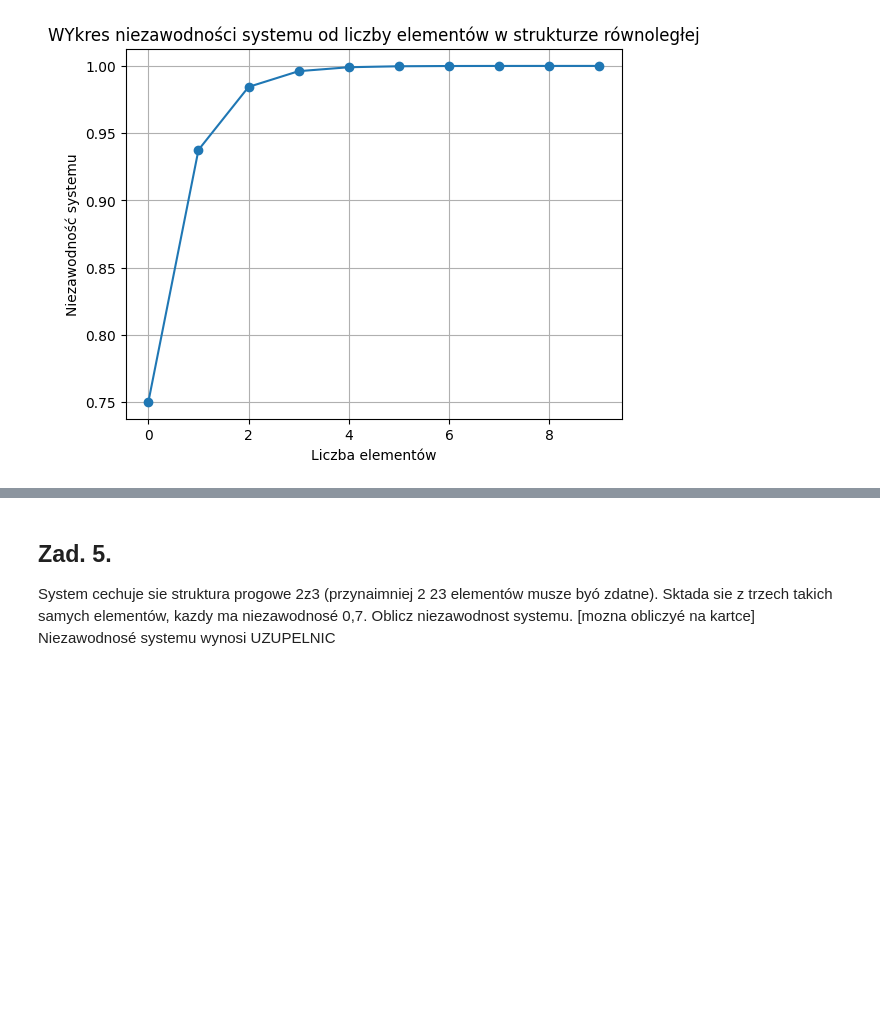
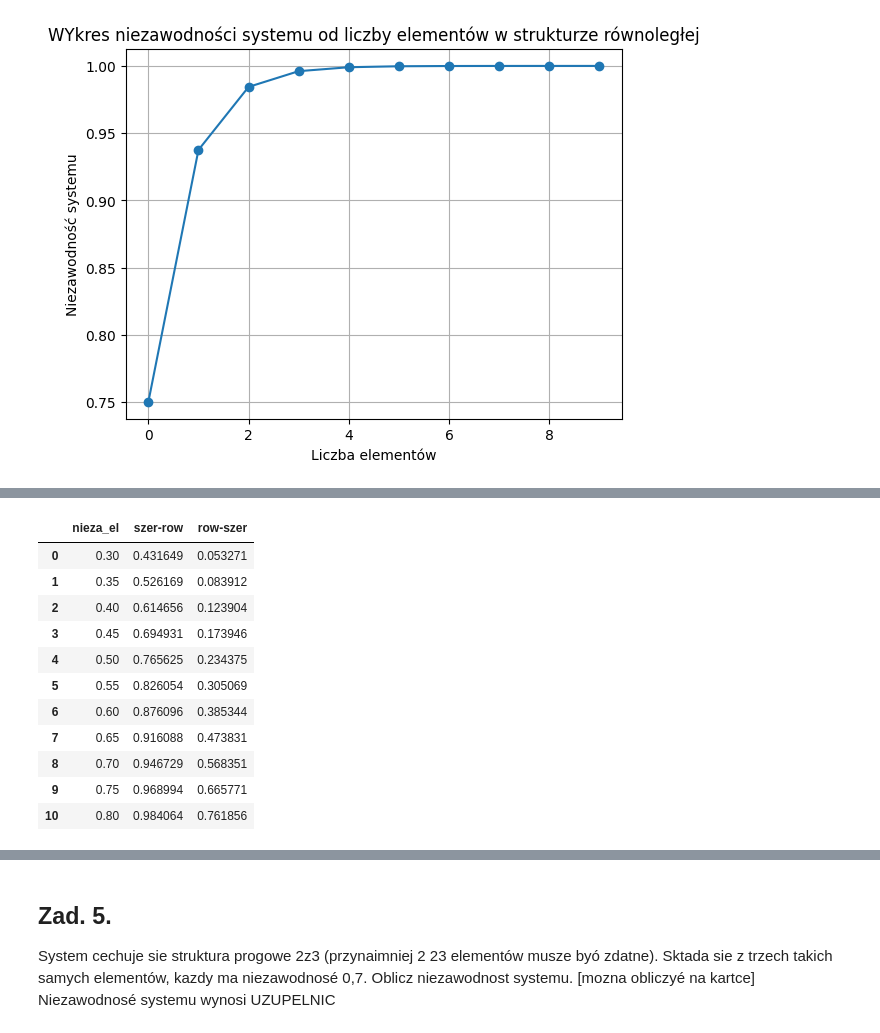
Before and after one commit to John15321/reliability-engineering, a Jupyter notebook: cw2/cw1.ipynb, the cells around one changed output, grey strips where cells are left out. Saved outputs shown, nothing was run; the diff lists cells and outputs as text; code cells hidden in the pictures; blank space fills up the shorter version.

```diff
--- a/cw2/cw1.ipynb
+++ b/cw2/cw1.ipynb
@@ -130,0 +168,16 @@ RÓWNOLEGLO-SZEREGOWA
+# %%
+df["row-szer"] = 1 - (1 - (df["nieza_el"]**3)) ** 2
+df
+# %% [output]
+|  | nieza_el | szer-row | row-szer |
+| 0 | 0.30 | 0.431649 | 0.053271 |
+| 1 | 0.35 | 0.526169 | 0.083912 |
+| 2 | 0.40 | 0.614656 | 0.123904 |
+| 3 | 0.45 | 0.694931 | 0.173946 |
+| 4 | 0.50 | 0.765625 | 0.234375 |
+| 5 | 0.55 | 0.826054 | 0.305069 |
+| 6 | 0.60 | 0.876096 | 0.385344 |
+| 7 | 0.65 | 0.916088 | 0.473831 |
+| 8 | 0.70 | 0.946729 | 0.568351 |
+| 9 | 0.75 | 0.968994 | 0.665771 |
+| 10 | 0.80 | 0.984064 | 0.761856 |
```
Also changed, not shown: parts of 20 cells of this notebook.
